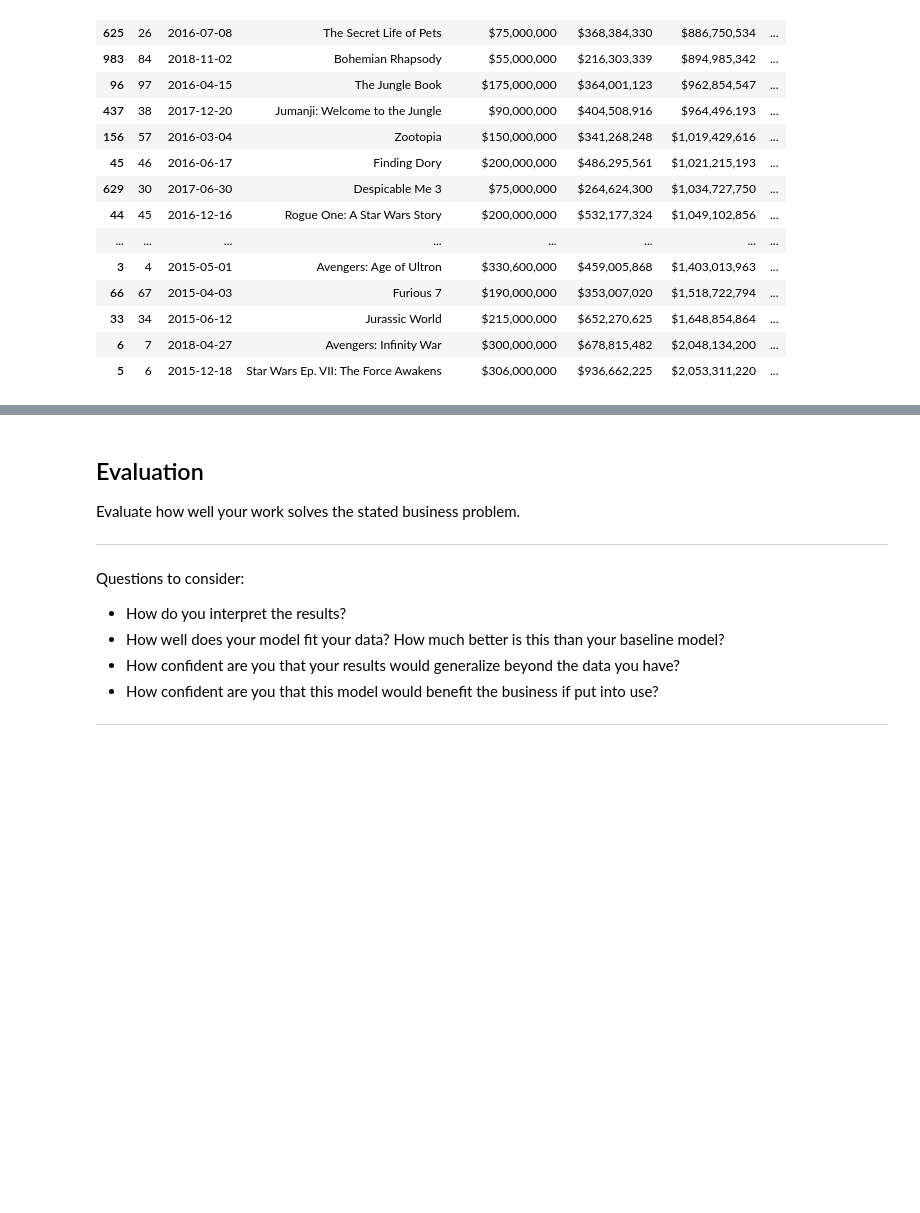
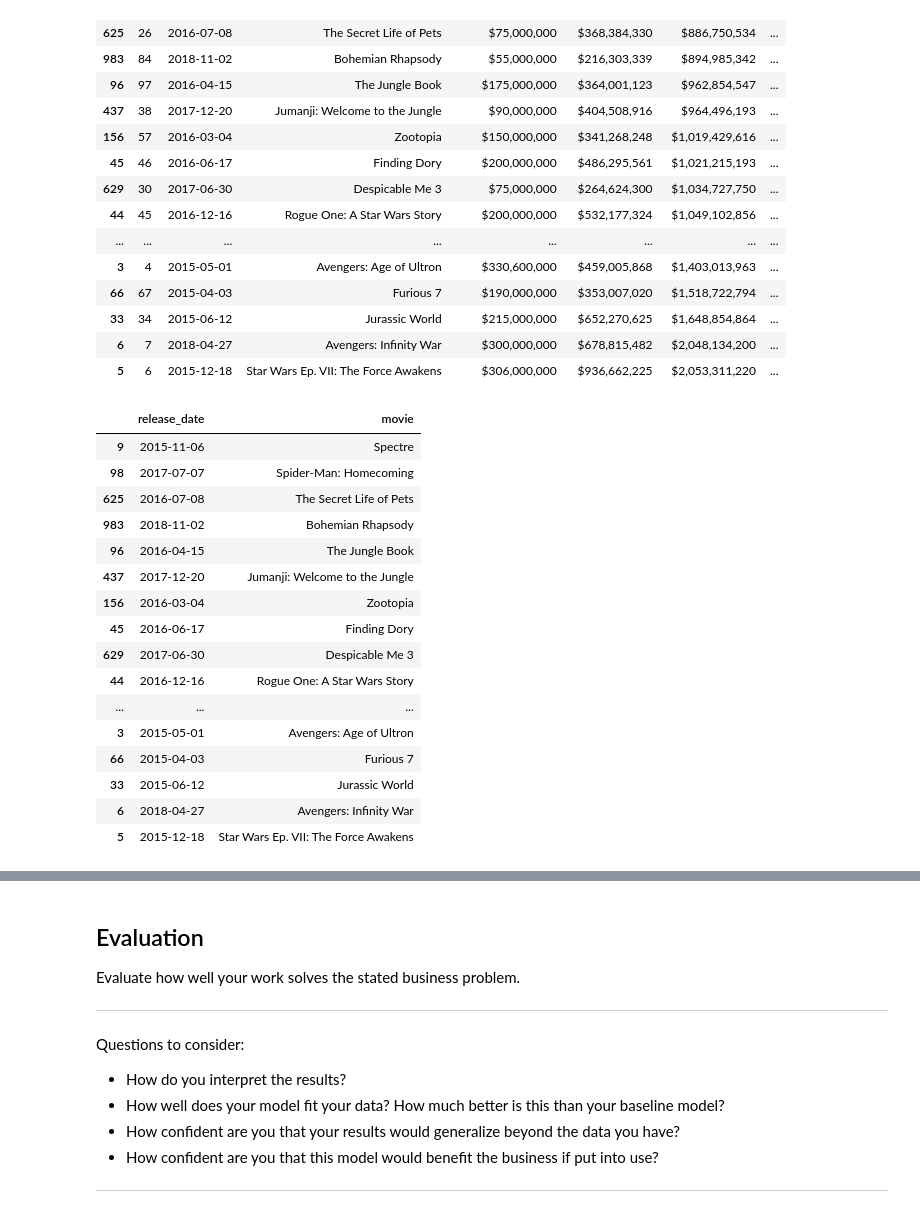
Before and after one commit to arecai/ari_first_attem, a Jupyter notebook: dsc-phase1-project-template.ipynb, the cells around one changed output, grey strips where cells are left out. Cells and saved outputs as stored; diff of their text form; code cells hidden in the pictures; blank space fills up the shorter version.

```diff
--- a/dsc-phase1-project-template.ipynb
+++ b/dsc-phase1-project-template.ipynb
@@ -1228,3 +1142,26 @@ tn_movie_top25
 | 33 | 34 | 2015-06-12 | Jurassic World | $215,000,000 | $652,270,625 | $1,648,854,864 | ... |
 | 6 | 7 | 2018-04-27 | Avengers: Infinity War | $300,000,000 | $678,815,482 | $2,048,134,200 | ... |
 | 5 | 6 | 2015-12-18 | Star Wars Ep. VII: The Force Awakens | $306,000,000 | $936,662,225 | $2,053,311,220 | ... |
+# %%
+tn_movie_top25_nice = tn_movie_top25[['release_date', 'movie']]
+# %%
+
+tn_movie_top25_nice
+# %% [output]
+|  | release_date | movie |
+| 9 | 2015-11-06 | Spectre |
+| 98 | 2017-07-07 | Spider-Man: Homecoming |
+| 625 | 2016-07-08 | The Secret Life of Pets |
+| 983 | 2018-11-02 | Bohemian Rhapsody |
+| 96 | 2016-04-15 | The Jungle Book |
+| 437 | 2017-12-20 | Jumanji: Welcome to the Jungle |
+| 156 | 2016-03-04 | Zootopia |
+| 45 | 2016-06-17 | Finding Dory |
+| 629 | 2017-06-30 | Despicable Me 3 |
+| 44 | 2016-12-16 | Rogue One: A Star Wars Story |
+| ... | ... | ... |
+| 3 | 2015-05-01 | Avengers: Age of Ultron |
+| 66 | 2015-04-03 | Furious 7 |
+| 33 | 2015-06-12 | Jurassic World |
+| 6 | 2018-04-27 | Avengers: Infinity War |
+| 5 | 2015-12-18 | Star Wars Ep. VII: The Force Awakens |
```
Also changed, not shown: parts of 64 cells of this notebook.
